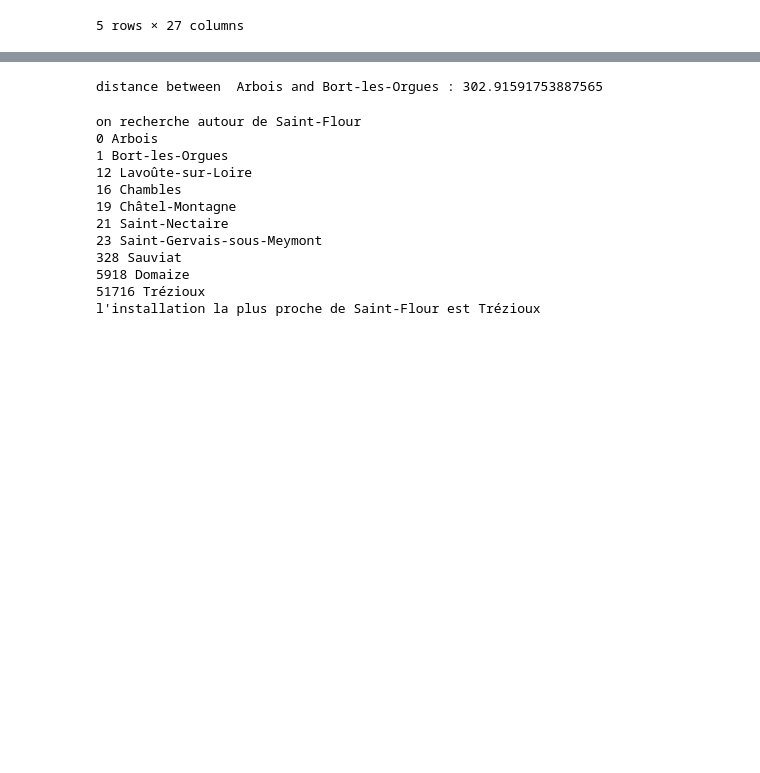
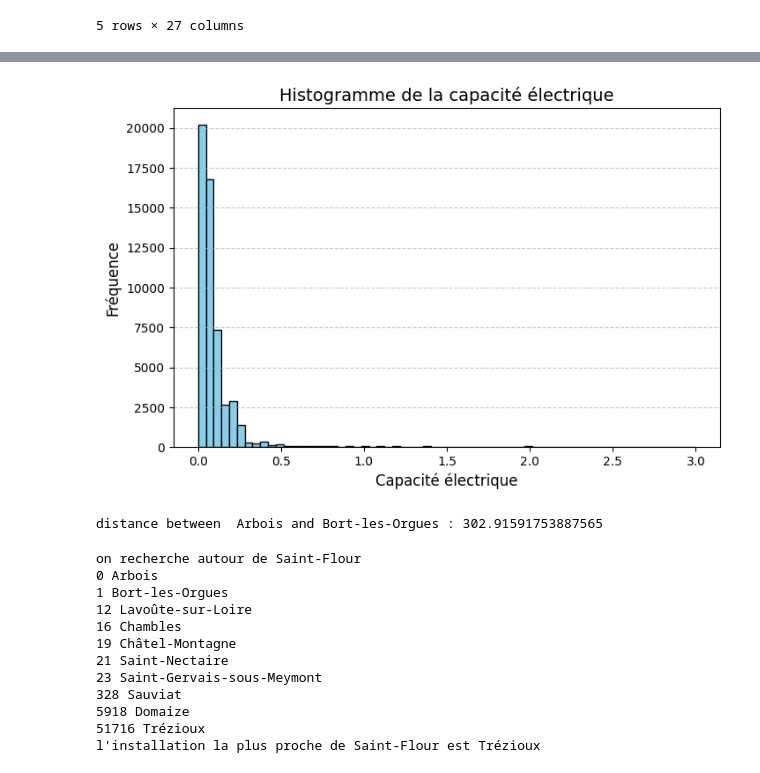
Before and after one commit to zwergon/ensg_search, a Jupyter notebook: src/power_plant.ipynb, the cells around one changed output, grey strips where cells are left out. Drawn from its saved outputs; the diff is of its cells as text; code cells hidden in the pictures; blank space fills up the shorter version.

```diff
--- a/src/power_plant.ipynb
+++ b/src/power_plant.ipynb
@@ -35,3 +26,20 @@ dtype: object
+# %%
+import matplotlib.pyplot as plt
+
+
+filtered_df = df[df["electrical_capacity"]<3]
+
+
+# Dessiner l'histogramme
+plt.figure(figsize=(8, 5))
+plt.hist(filtered_df["electrical_capacity"], bins=64, color="skyblue", edgecolor="black")
+plt.title("Histogramme de la capacité électrique", fontsize=14)
+plt.xlabel("Capacité électrique", fontsize=12)
+plt.ylabel("Fréquence", fontsize=12)
+plt.grid(axis="y", linestyle="--", alpha=0.7)
+plt.show()
+# %% [output]
+[figure, added]
 # %%
 df.to_json("../data/reneweable_power_plants_FR.json", orient="records", lines=True)
 # %%
```
Also changed, not shown: parts of 3 cells of this notebook, 3 other files.
